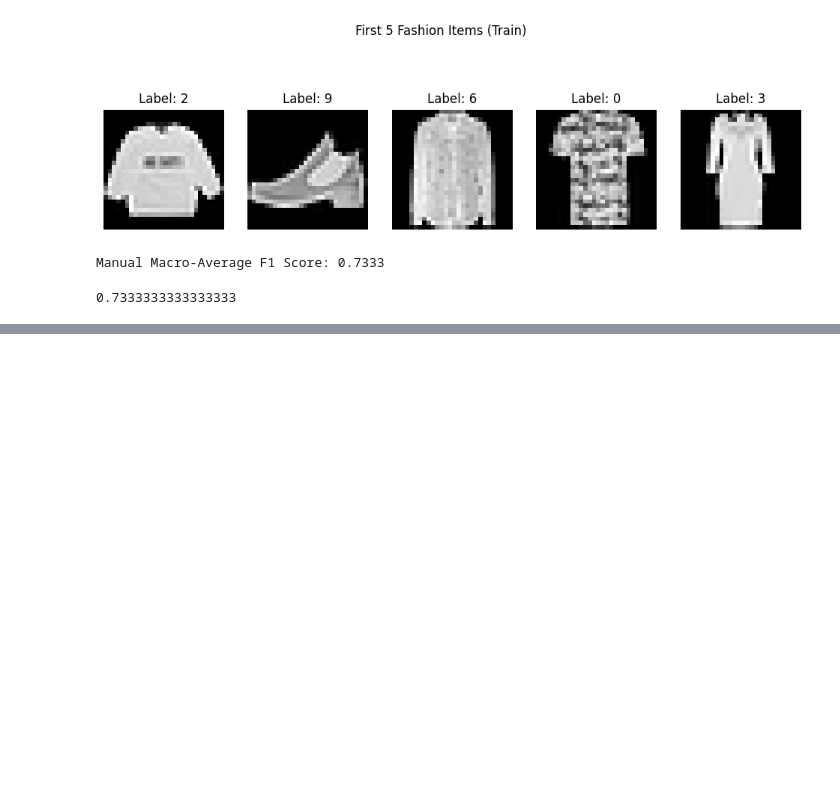
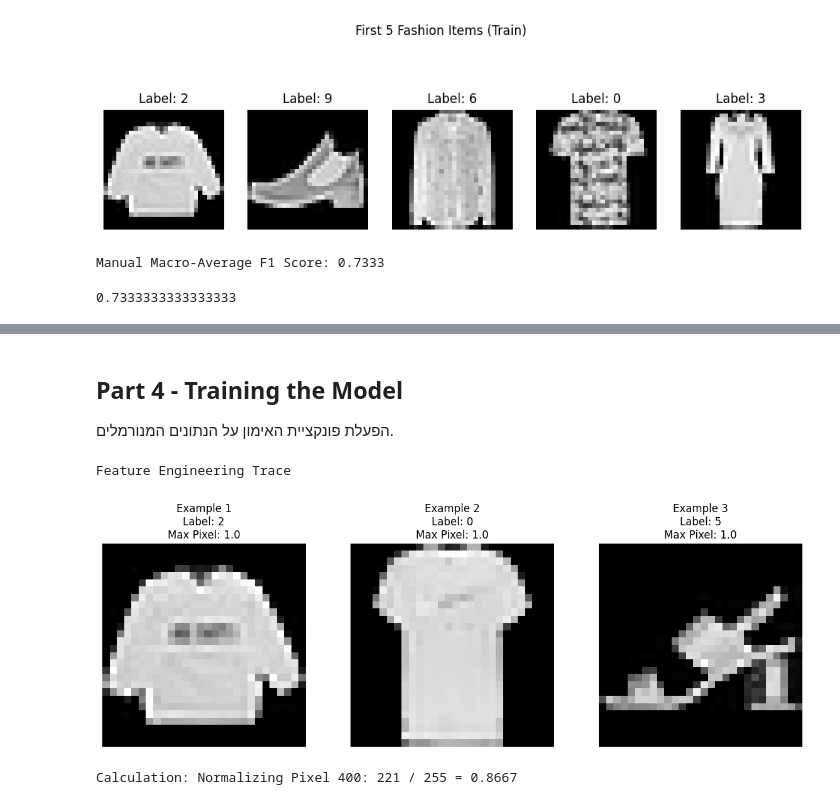
Before and after one commit to ofiravivi1/Machine_Learning_Project, a Jupyter notebook: Fashion_MNIST.ipynb, the cells around one changed output, grey strips where cells are left out. Drawn from its saved outputs; the diff is of its cells as text; code cells hidden in the pictures; blank space fills up the shorter version.

Commit message:
part 5

```diff
--- a/Fashion_MNIST.ipynb
+++ b/Fashion_MNIST.ipynb
@@ -102,0 +132,15 @@ Manual Macro-Average F1 Score: 0.7333
+# %%
+def to_one_hot(labels, num_classes=10):
+    # יצירת מטריצת אפסים בגודל הנתונים
+    one_hot = np.zeros((labels.size, num_classes))
+    one_hot[np.arange(labels.size), labels] = 1
+    return one_hot
+
+# המרת תוויות האימון והבדיקה
+y_train_onehot = to_one_hot(y_train)
+y_test_onehot = to_one_hot(y_test)
+
+# בדיקת התוצאה עבור 3 דוגמאות
+print("One-Hot Encoding Verification")
+for i in range(3):
+    print(f"Example {i+1}: original label: {y_train[i]} - vector: {y_train_onehot[i]}")
@@ -102,0 +246,28 @@ Manual Macro-Average F1 Score: 0.7333
+# %% [markdown]
+## Part 4 - Training the Model
+<div dir="rtl">
+הפעלת פונקציית האימון על הנתונים המנורמלים.
+</div>
+# %%
+indices = [0, 10, 50]
+
+plt.figure(figsize=(12, 4))
+
+for i, idx in enumerate(indices):
+    raw_pixel_sample = train.iloc[idx, 1:785].values.reshape(28, 28)
+
+    processed_sample = X_train[idx].reshape(28, 28)
+
+    plt.subplot(1, 3, i+1)
+    plt.imshow(processed_sample, cmap='gray')
+    plt.title(f"Example {i+1}\nLabel: {y_train[idx]}\nMax Pixel: {processed_sample.max()}")
+    plt.axis('off')
+
+plt.tight_layout()
+plt.show()
+
+print(f"Calculation: Normalizing Pixel 400: {train.iloc[indices[0], 401]} / 255 = {X_train[indices[0], 400]:.4f}")
+# %% [output]
+Feature Engineering Trace
+[figure, added]
+Calculation: Normalizing Pixel 400: 221 / 255 = 0.8667
```
Also changed, not shown: parts of 9 cells of this notebook.
